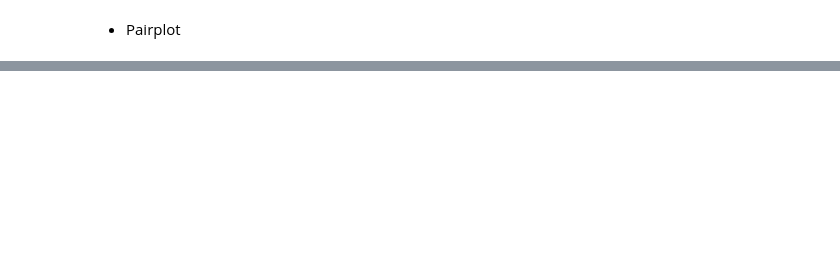
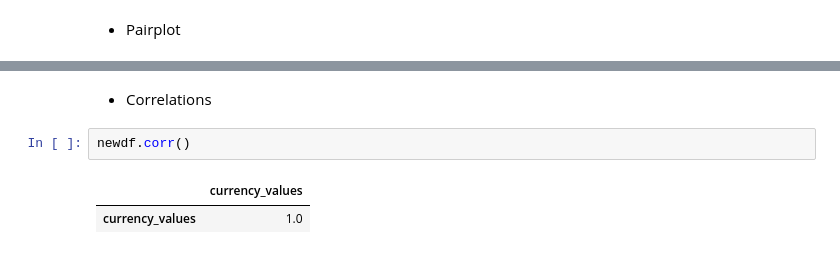
Before and after one commit to Naveen-Karanamu/BeZen-Product-Market-Analytics, a Jupyter notebook: main.ipynb, the cells around one changed output, grey strips where cells are left out. Cells and saved outputs as stored; diff of their text form; blank space fills up the shorter version.

```diff
--- a/main.ipynb
+++ b/main.ipynb
@@ -650,0 +657,7 @@ sns.pairplot(newdf)
+# %% [markdown]
+* Correlations
+# %%
+newdf.corr()
+# %% [output]
+|  | currency_values |
+| currency_values | 1.0 |
```
Also changed, not shown: parts of 25 cells of this notebook.
